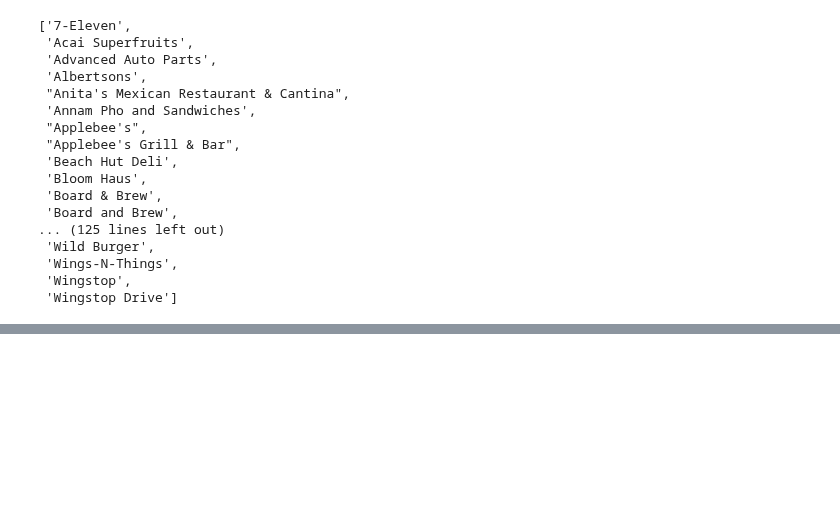
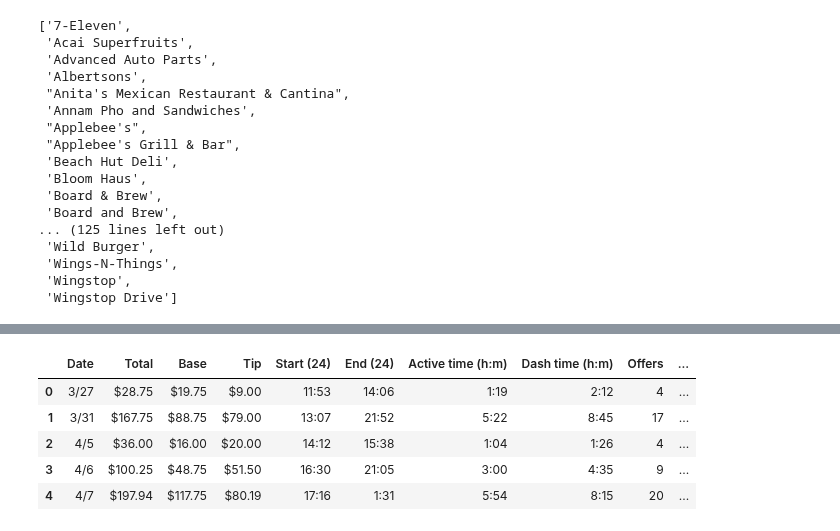
Before and after one commit to Crawford92/DeliveryData, a Jupyter notebook: stats.ipynb, the cells around one changed output, grey strips where cells are left out. Saved outputs shown, nothing was run; the diff lists cells and outputs as text; code cells hidden in the pictures; blank space fills up the shorter version.

```diff
--- a/stats.ipynb
+++ b/stats.ipynb
@@ -215,0 +311,9 @@ Saturday
+# %%
+DaysDF.head()
+# %% [output]
+|  | Date | Total | Base | Tip | Start (24) | End (24) | Active time (h:m) | Dash time (h:m) | Offers | ... |
+| 0 | 3/27 | $28.75 | $19.75 | $9.00 | 11:53 | 14:06 | 1:19 | 2:12 | 4 | ... |
+| 1 | 3/31 | $167.75 | $88.75 | $79.00 | 13:07 | 21:52 | 5:22 | 8:45 | 17 | ... |
+| 2 | 4/5 | $36.00 | $16.00 | $20.00 | 14:12 | 15:38 | 1:04 | 1:26 | 4 | ... |
+| 3 | 4/6 | $100.25 | $48.75 | $51.50 | 16:30 | 21:05 | 3:00 | 4:35 | 9 | ... |
+| 4 | 4/7 | $197.94 | $117.75 | $80.19 | 17:16 | 1:31 | 5:54 | 8:15 | 20 | ... |
```
Also changed, not shown: parts of 16 cells of this notebook, 1 other file.
